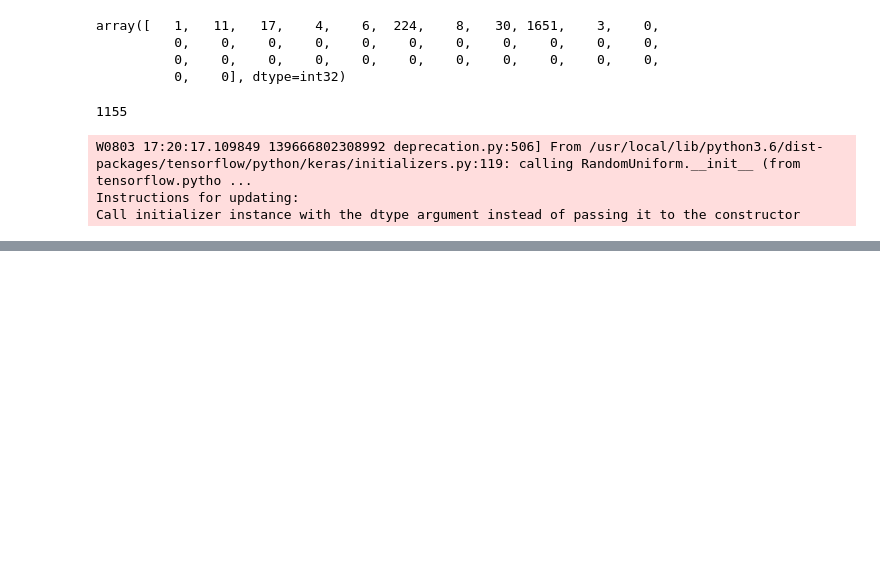
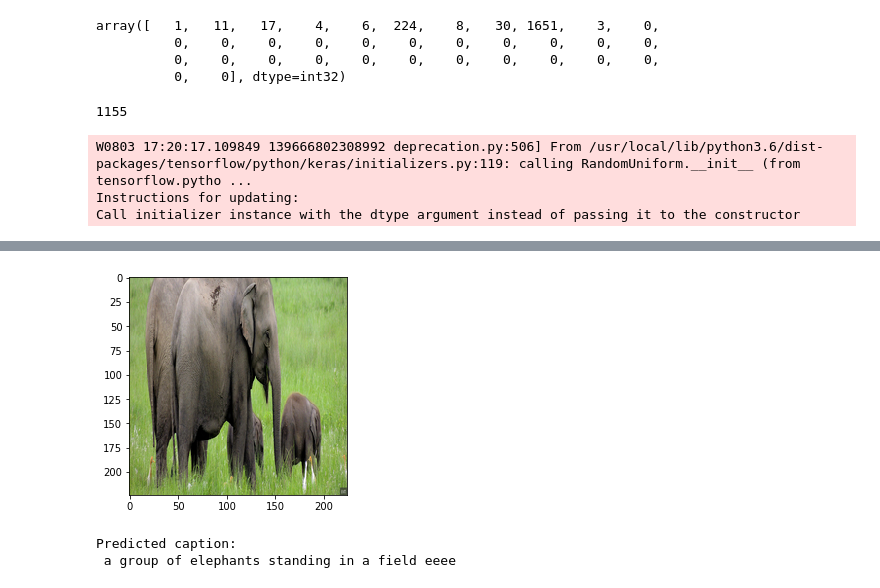
Before and after one commit to sarahgawde/Image-Captioning, a Jupyter notebook: img_cap_done.ipynb, the cells around one changed output, grey strips where cells are left out. Cells and saved outputs as stored; diff of their text form; code cells hidden in the pictures; blank space fills up the shorter version.

```diff
--- a/img_cap_done.ipynb
+++ b/img_cap_done.ipynb
@@ -874,4 +875,10 @@ A couple of giraffe standing next to some trees.
 Two Zebras seem to be embracing in the wild.
 Two giraffes hang out near trees and nuzzle up to each other.
 The two giraffes appear to be hugging each other.
+# %%
+generate_caption("baby_elephant.jpg")
+# %% [output]
+[figure, added]
+Predicted caption:
+ a group of elephants standing in a field eeee
 # %%
```
Also changed, not shown: parts of 12 cells of this notebook.
